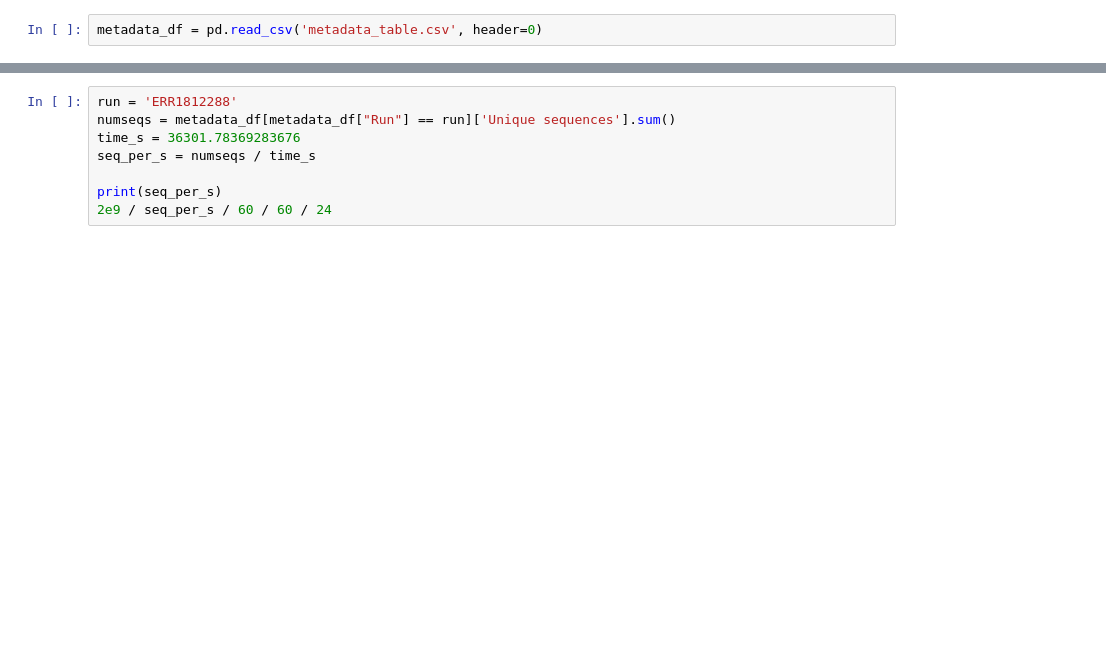
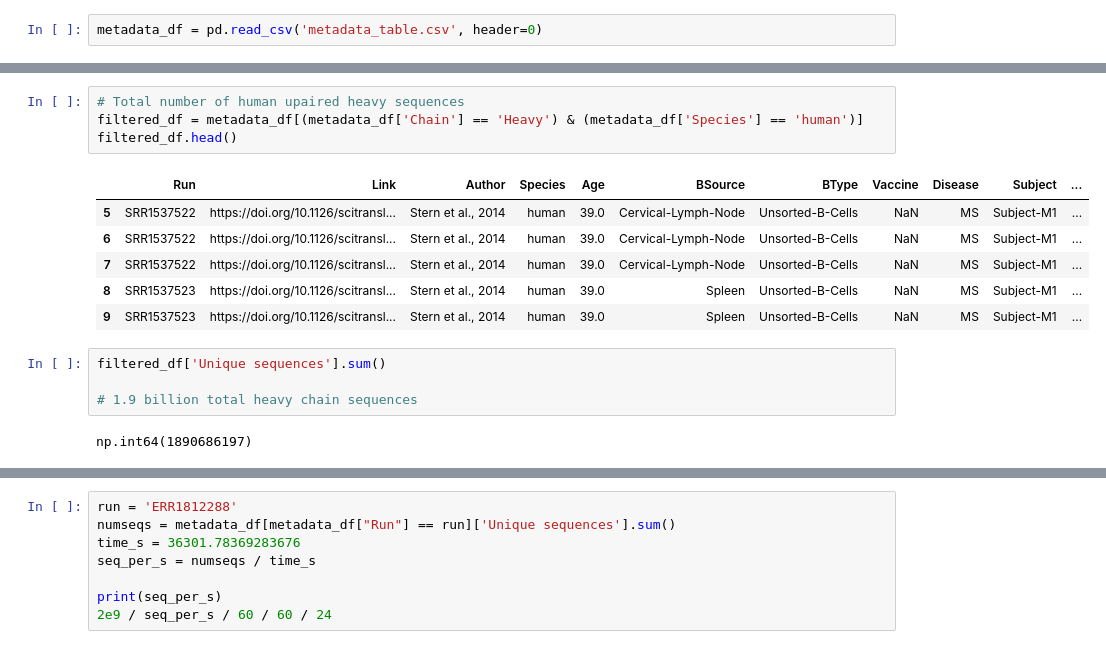
Before and after one commit to cameronhu/AntibodyLineageTree, a Jupyter notebook: analysis/analysis.ipynb, the cells around one changed output, grey strips where cells are left out. Drawn from its saved outputs; the diff is of its cells as text; blank space fills up the shorter version.

```diff
--- a/analysis/analysis.ipynb
+++ b/analysis/analysis.ipynb
@@ -8,0 +26,17 @@ metadata_df = pd.read_csv('metadata_table.csv', header=0)
+# %%
+# Total number of human upaired heavy sequences
+filtered_df = metadata_df[(metadata_df['Chain'] == 'Heavy') & (metadata_df['Species'] == 'human')]
+filtered_df.head()
+# %% [output]
+|  | Run | Link | Author | Species | Age | BSource | BType | Vaccine | Disease | Subject | ... |
+| 5 | SRR1537522 | https://doi.org/10.1126/scitransl... | Stern et al., 2014 | human | 39.0 | Cervical-Lymph-Node | Unsorted-B-Cells | NaN | MS | Subject-M1 | ... |
+| 6 | SRR1537522 | https://doi.org/10.1126/scitransl... | Stern et al., 2014 | human | 39.0 | Cervical-Lymph-Node | Unsorted-B-Cells | NaN | MS | Subject-M1 | ... |
+| 7 | SRR1537522 | https://doi.org/10.1126/scitransl... | Stern et al., 2014 | human | 39.0 | Cervical-Lymph-Node | Unsorted-B-Cells | NaN | MS | Subject-M1 | ... |
+| 8 | SRR1537523 | https://doi.org/10.1126/scitransl... | Stern et al., 2014 | human | 39.0 | Spleen | Unsorted-B-Cells | NaN | MS | Subject-M1 | ... |
+| 9 | SRR1537523 | https://doi.org/10.1126/scitransl... | Stern et al., 2014 | human | 39.0 | Spleen | Unsorted-B-Cells | NaN | MS | Subject-M1 | ... |
+# %%
+filtered_df['Unique sequences'].sum()
+
+# 1.9 billion total heavy chain sequences
+# %% [output]
+np.int64(1890686197)
```
Also changed, not shown: parts of 3 cells of this notebook, 6 other files.
